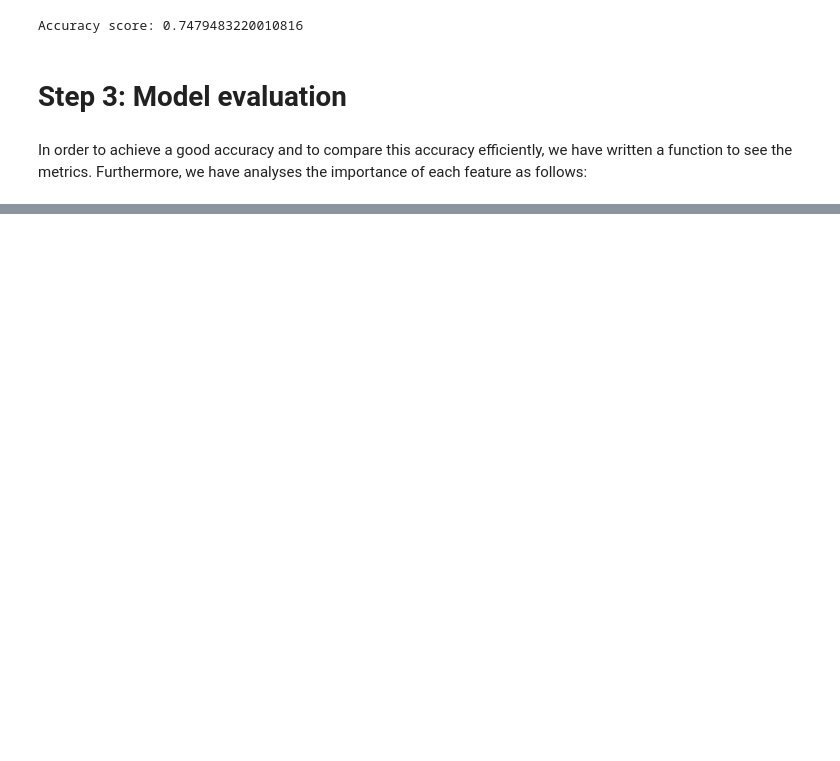
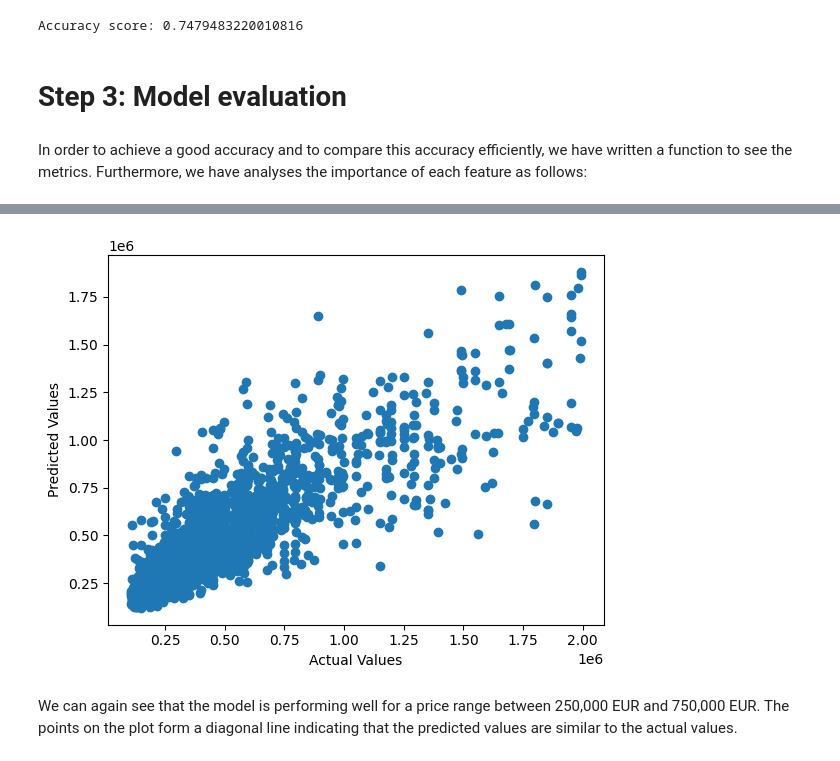
Before and after one commit to Naci-T/real-estate-price-prediction, a Jupyter notebook: model_training/model_training.ipynb, the cells around one changed output, grey strips where cells are left out. Cells and saved outputs as stored; diff of their text form; code cells hidden in the pictures; blank space fills up the shorter version.

```diff
--- a/model_training/model_training.ipynb
+++ b/model_training/model_training.ipynb
@@ -322,0 +327,15 @@ This model has a Mean Absolute error of 90979.The accuracy is 75%
+# %%
+import matplotlib.pyplot as plt
+
+# predict the target variable using the model
+y_pred = rf_model.predict(X_test)
+
+# create a scatter plot of the predicted vs actual values
+plt.scatter(y_test, y_pred)
+plt.xlabel('Actual Values')
+plt.ylabel('Predicted Values')
+plt.show()
+# %% [output]
+[figure, added]
+# %% [markdown]
+We can again see that the model is performing well for a price range between 250,000 EUR and 750,000 EUR. The points on the plot form a diagonal line indicating that the predicted values are similar to the actual values.
```
Also changed, not shown: parts of 13 cells of this notebook.
